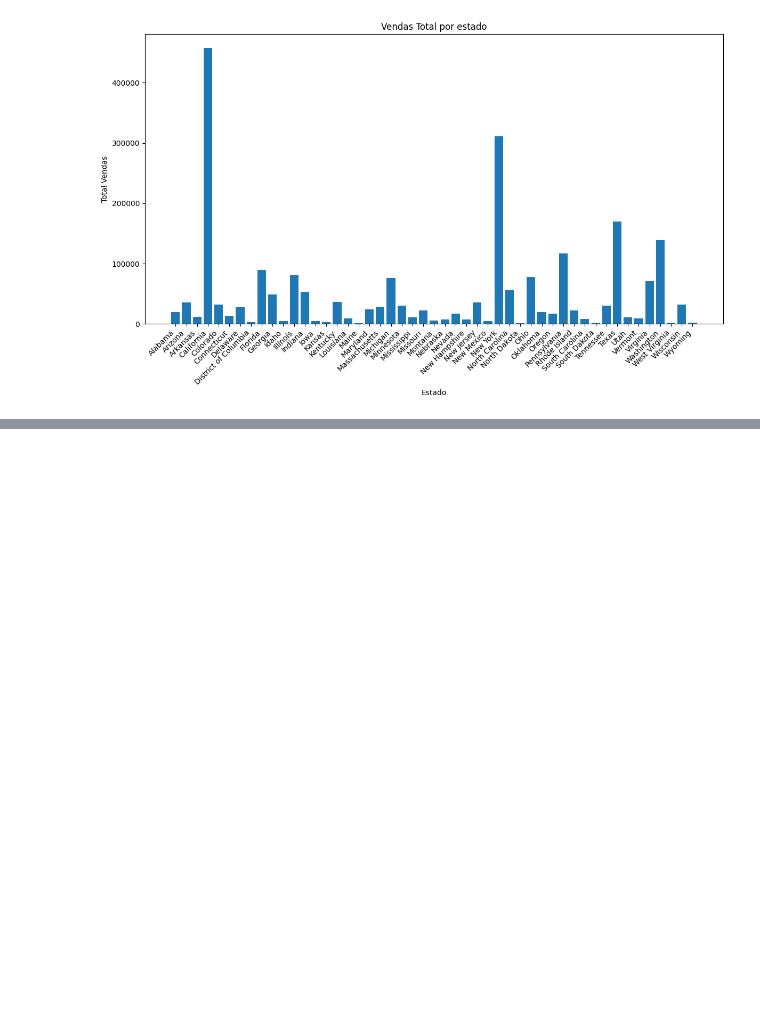
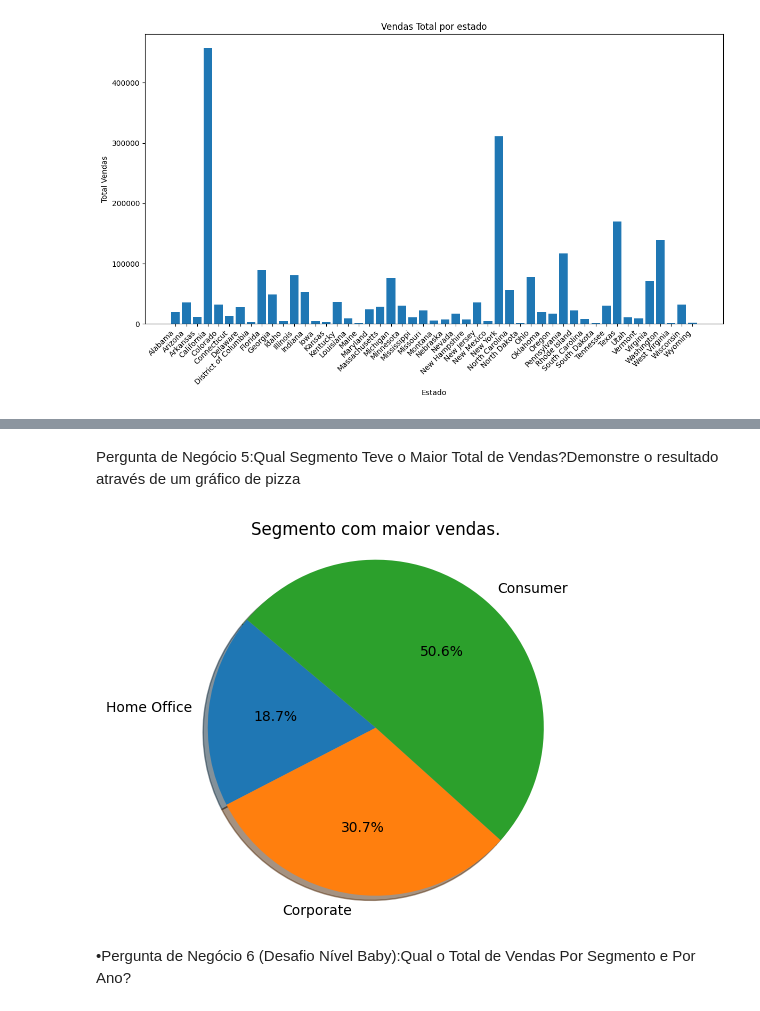
Before and after one commit to gustavoofarias/Fundamentos-de-Linguagem-Python-Para-An-lise-de-Dados-e-Data-Science, a Jupyter notebook: Projeto2.ipynb, the cells around one changed output, grey strips where cells are left out. Drawn from its saved outputs; the diff is of its cells as text; code cells hidden in the pictures; blank space fills up the shorter version.

```diff
--- a/Projeto2.ipynb
+++ b/Projeto2.ipynb
@@ -134,0 +161,38 @@ plt.show()
+# %% [markdown]
+Pergunta de Negócio 5:Qual Segmento Teve o Maior Total de Vendas?Demonstre o resultado através de um gráfico de pizza
+# %%
+
+# Consulta SQL
+
+query5 = '''
+
+SELECT Segment, SUM(Sales) as [Total Sales]
+
+FROM tabela_excel
+
+GROUP BY Segment
+
+ORDER BY [Total Sales]
+'''
+
+# Executando a consultado
+resultado5 = pd.read_sql_query(query5, conn)
+
+
+
+# Plotar o gráfico de pizza
+
+plt.pie(resultado5['Total Sales'], labels=resultado5['Segment'], autopct='%1.1f%%', startangle=140, shadow= True)
+
+# Garantir que o gráfico seja plotado como um círculo
+plt.axis('equal')
+
+# Colocando titulo
+plt.title("Segmento com maior vendas.")
+
+# Mostrar gráfico
+plt.show()
+# %% [output]
+[figure, added]
+# %% [markdown]
+•Pergunta de Negócio 6 (Desafio Nível Baby):Qual o Total de Vendas Por Segmento e Por Ano?
```
Also changed, not shown: parts of 4 cells of this notebook.
